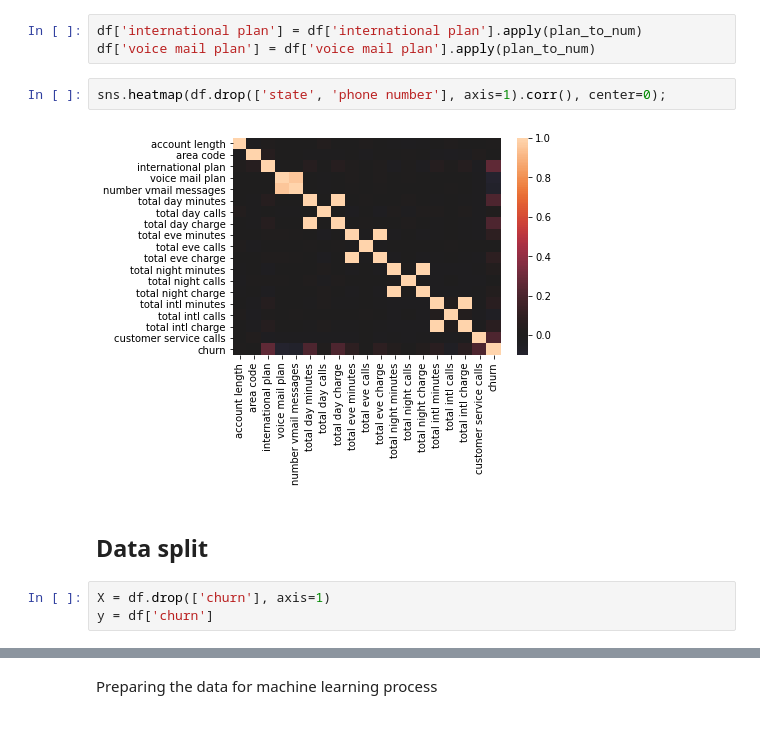
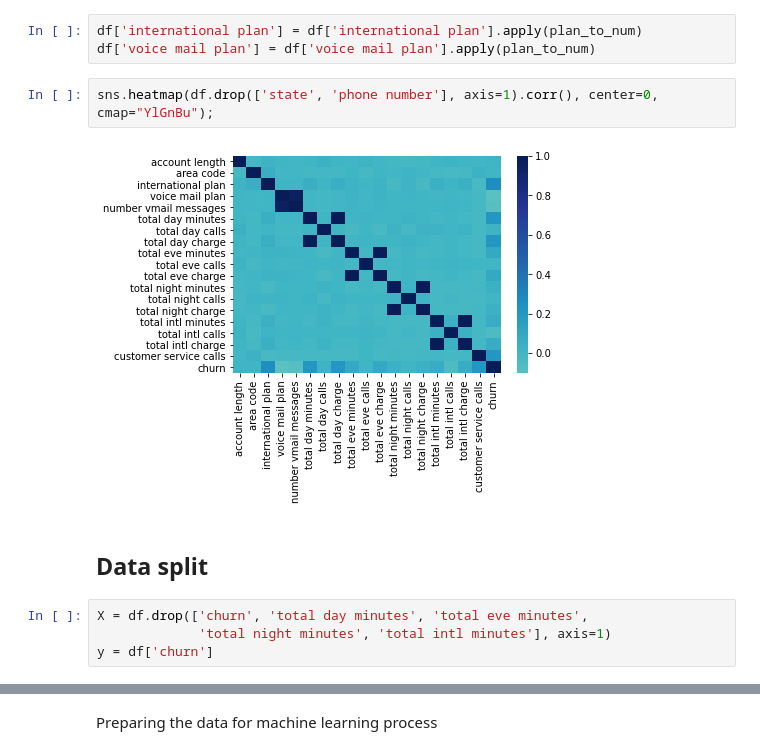
Before and after one commit to sammarder/dsc-phase-3-project, a Jupyter notebook: student.ipynb, the cells around one changed output, grey strips where cells are left out. Cells and saved outputs as stored; diff of their text form.

```diff
--- a/student.ipynb
+++ b/student.ipynb
@@ -57,13 +67,14 @@ def plan_to_num(plan):
 df['international plan'] = df['international plan'].apply(plan_to_num)
 df['voice mail plan'] = df['voice mail plan'].apply(plan_to_num)
 # %%
-sns.heatmap(df.drop(['state', 'phone number'], axis=1).corr(), center=0);
+sns.heatmap(df.drop(['state', 'phone number'], axis=1).corr(), center=0, cmap="YlGnBu");
 # %% [output]
-[figure, old version]
+[figure, new version]
 # %% [markdown]
 ## Data split
 # %%
-X = df.drop(['churn'], axis=1)
+X = df.drop(['churn', 'total day minutes', 'total eve minutes',
+             'total night minutes', 'total intl minutes'], axis=1)
 y = df['churn']
 # %%
 X.info()
```
Also changed, not shown: parts of 15 cells of this notebook.
